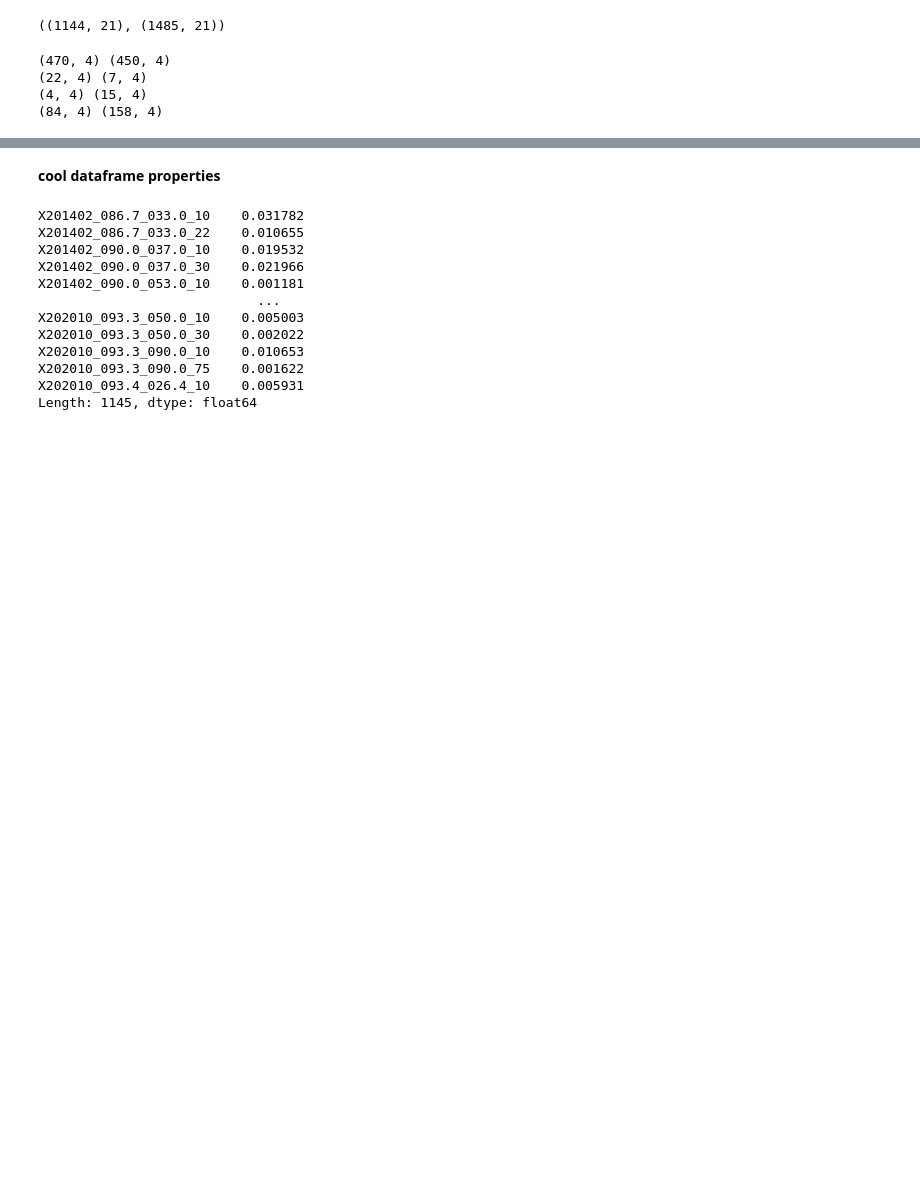
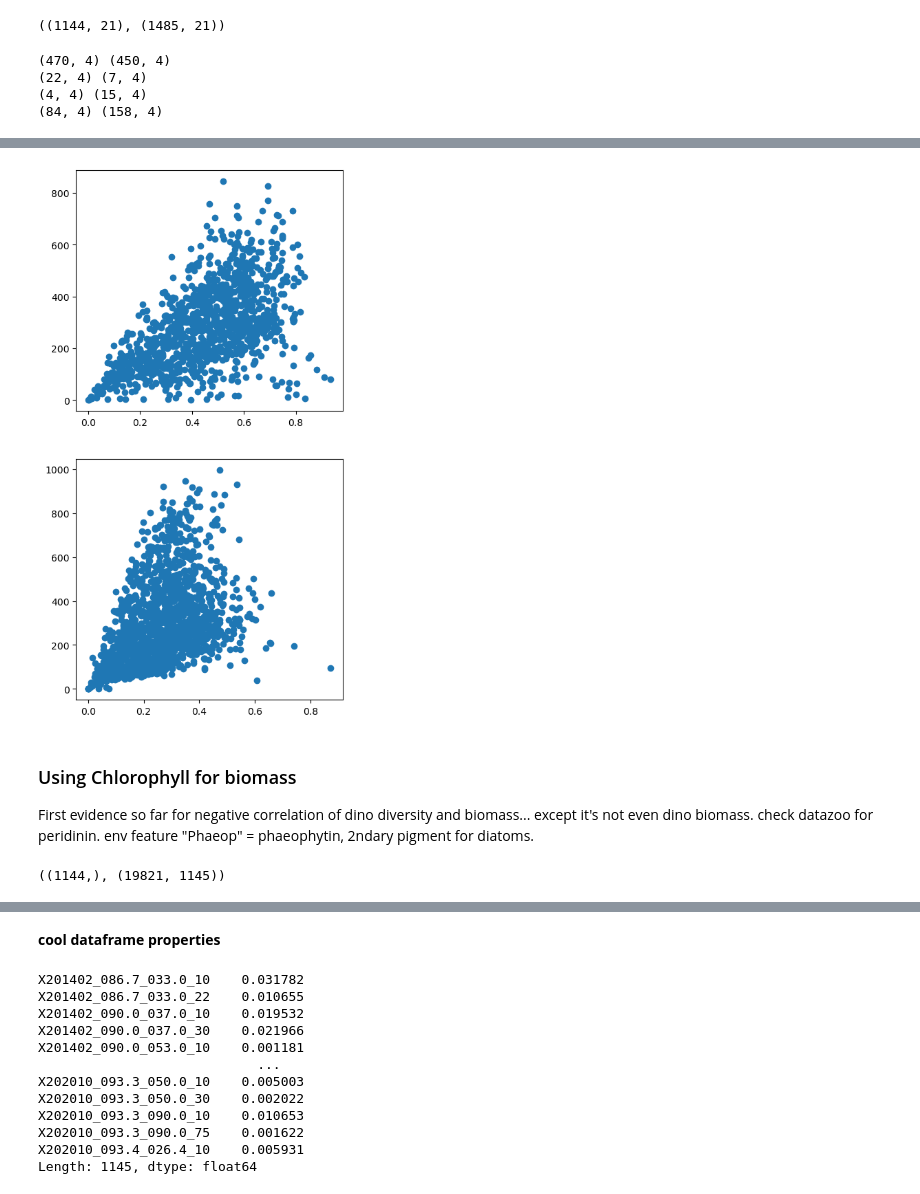
Before and after one commit to boopalaarul/ncog-mixoplankton-amplicon, a Jupyter notebook: NCOG mixoplankton diversity & env. variables, preprocessing.ipynb, the cells around one changed output, grey strips where cells are left out. Cells and saved outputs as stored; diff of their text form; code cells hidden in the pictures; blank space fills up the shorter version.

```diff
--- a/NCOG mixoplankton diversity & env. variables, preprocessing.ipynb
+++ b/NCOG mixoplankton diversity & env. variables, preprocessing.ipynb
@@ -406,0 +544,29 @@ pr2_taxonomies.loc[
+# %%
+#all asv shannon not that useful honestly
+fig, ax = plt.subplots(2)
+fig.set_figwidth(5)
+fig.set_figheight(10)
+
+ax[0].scatter(
+    #Y axis: per sample ASV richness (# nonzero ASVs) of dino CMs
+    y=asv_freqs_18Sv4.loc[dino_mask_18Sv4].apply(asv_richness, axis = 0),
+    #X axis: per sample summed proportion of dino CMs
+    x=asv_freqs_18Sv4.loc[dino_mask_18Sv4].apply(sum, axis = 0)
+)
+ax[1].scatter(
+    y=asv_freqs_18Sv9.loc[dino_mask_18Sv9].apply(asv_richness, axis = 0),
+    x=asv_freqs_18Sv9.loc[dino_mask_18Sv9].apply(sum, axis = 0)
+)
+plt.show()
+# %% [output]
+[figure, added]
+# %% [markdown]
+### Using Chlorophyll for biomass
+
+First evidence so far for negative correlation of dino diversity and biomass... except it's not even dino biomass.
+check datazoo for peridinin. env feature "Phaeop" = phaeophytin, 2ndary pigment for diatoms.
+# %%
+env_features_18Sv4["ChlorA"].shape,\
+asv_freqs_18Sv4.loc[dino_mask_18Sv4].shape
+# %% [output]
+((1144,), (19821, 1145))
```
Also changed, not shown: parts of 37 cells of this notebook, 2 other files.
